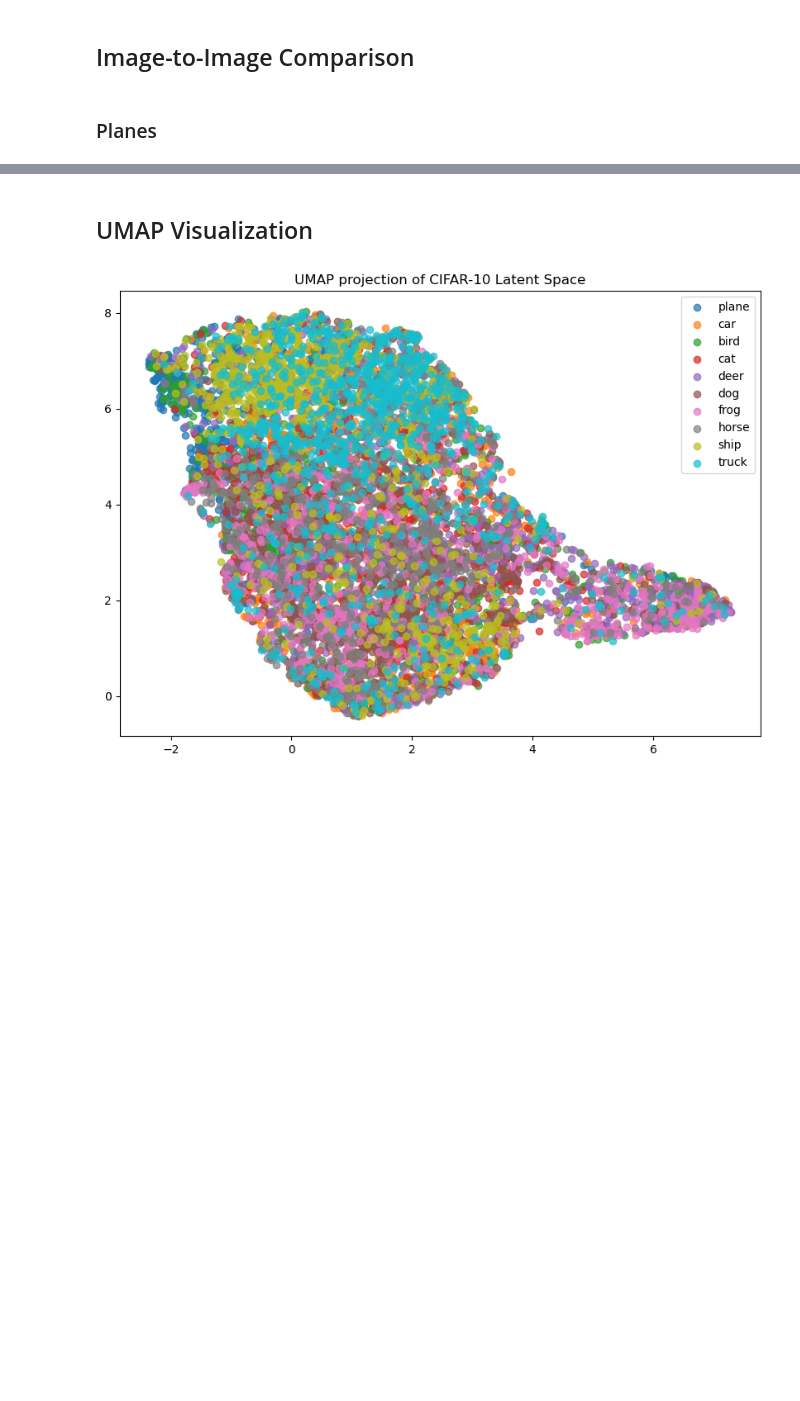
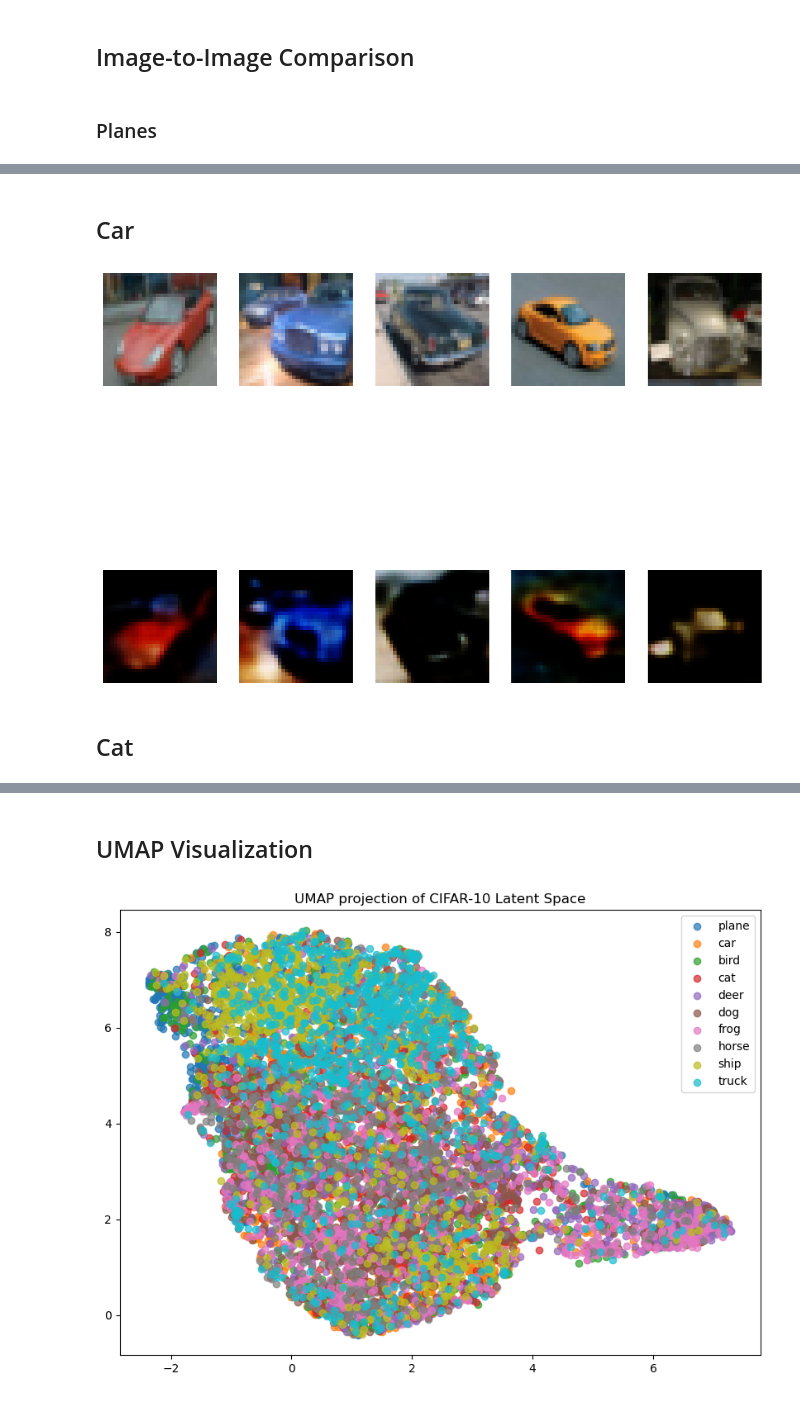
Before and after one commit to Vaitrix/VAE_autoencoder_test, a Jupyter notebook: VAE.ipynb, the cells around one changed output, grey strips where cells are left out. Drawn from its saved outputs; the diff is of its cells as text; code cells hidden in the pictures; blank space fills up the shorter version.

```diff
--- a/VAE.ipynb
+++ b/VAE.ipynb
@@ -255,0 +298,40 @@ for img_batch, label_batch in trainloader:
+# %% [markdown]
+## Car
+# %%
+## Define an encoder class in the VAE class- in order to sample images from the latent space of the encoder- the posterior distribution Q(z|x)
+car_set= []
+
+for img_batch, label_batch in trainloader:
+    for i,_ in enumerate(img_batch):
+        class_name= classes[label_batch[i]]
+        if(class_name != 'car'):
+            continue
+        else:
+            car_set.append(img_batch[i])
+
+        if(len(car_set) == 50):
+            break
+
+    if(len(car_set) == 50):
+        break
+# %%
+# Encoder Visualization-
+stacked_tensors= torch.stack(car_set)
+stacked_tensors= stacked_tensors.to(device)
+reconstructed_images= vae.encoded_image(stacked_tensors)
+# %%
+rec_data= reconstructed_images.cpu()
+rec_data= rec_data.numpy()
+# %%
+figure, axes= plt.subplots(2,5, figsize= (12,10))
+
+for i in range(0,5):
+    axes[0,i].imshow(np.transpose(car_set[i]*0.5+0.5, (1,2,0)))
+    axes[0,i].axis('off')
+for j in range(0,5):
+    axes[1,j].imshow(np.transpose(rec_data[j], (1,2,0)))
+    axes[1,j].axis('off')
+# %% [output]
+[figure, added]
+# %% [markdown]
+## Cat
```
Also changed, not shown: parts of 45 cells of this notebook.
